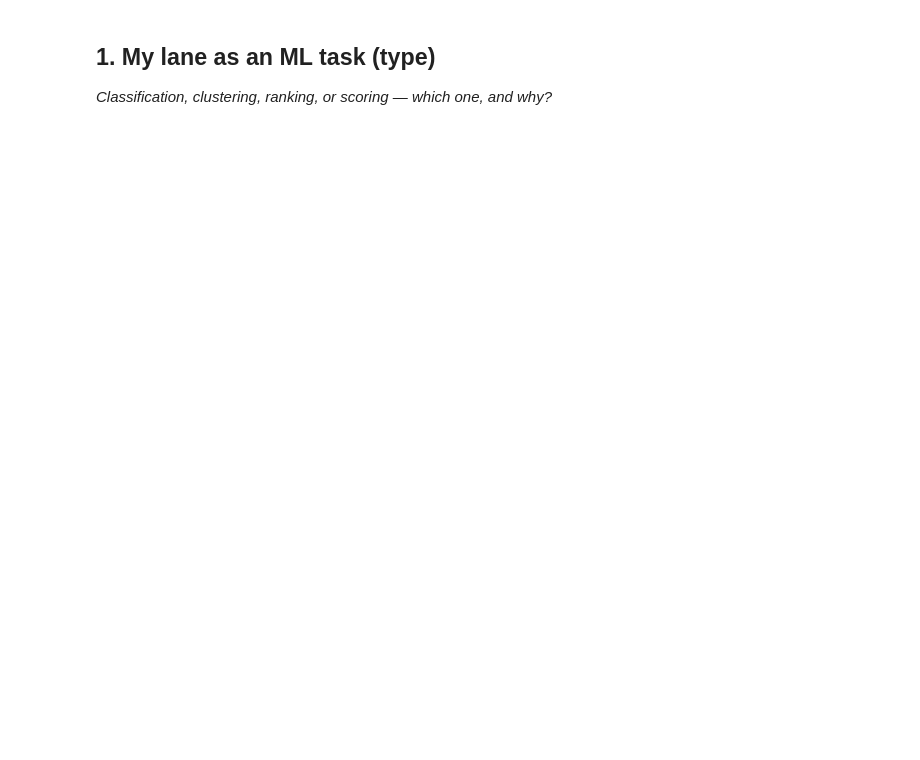
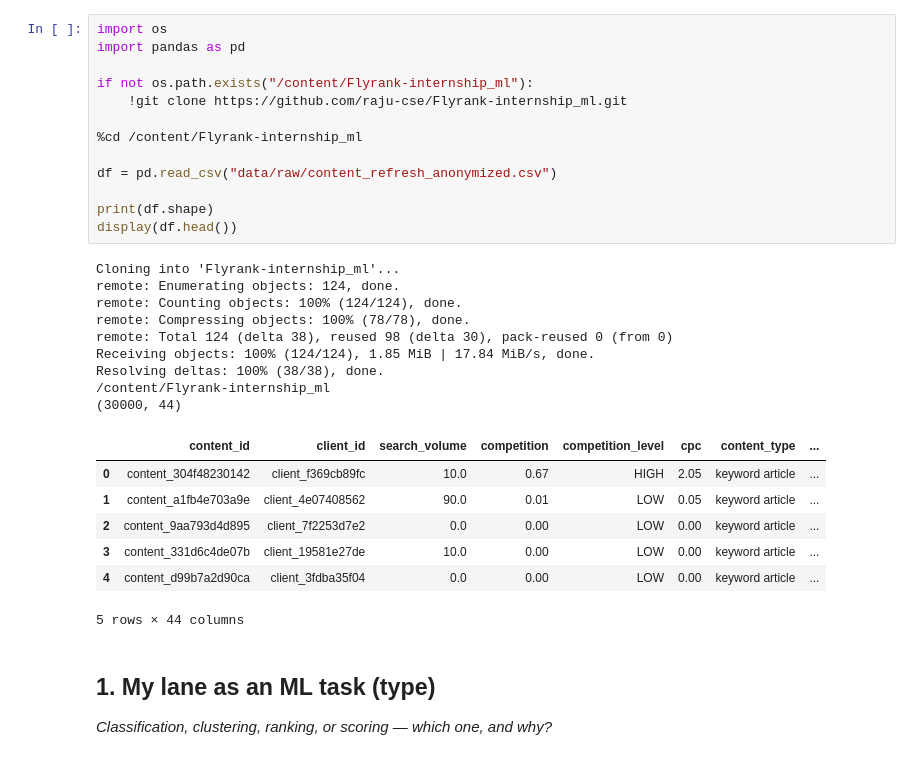
Before and after one commit to raju-cse/Flyrank-internship_ml, a Jupyter notebook: work/notebooks/w02_ml_task_framing.ipynb, the cells around one changed output. Saved outputs shown, nothing was run; the diff lists cells and outputs as text; blank space fills up the shorter version.

```diff
--- a/work/notebooks/w02_ml_task_framing.ipynb
+++ b/work/notebooks/w02_ml_task_framing.ipynb
@@ -6,6 +6,36 @@
 This skeleton is yours to fill. Work the sections **in order** — each one has a one-line hint. Simple words, honest numbers.
 
 > Working with an AI assistant? Tell it to read `skills/README.md` first and load the one skill this assignment names on its card.
+# %%
+import os
+import pandas as pd
+
+if not os.path.exists("/content/Flyrank-internship_ml"):
+    !git clone https://github.com/raju-cse/Flyrank-internship_ml.git
+
+%cd /content/Flyrank-internship_ml
+
+df = pd.read_csv("data/raw/content_refresh_anonymized.csv")
+
+print(df.shape)
+display(df.head())
+# %% [output]
+Cloning into 'Flyrank-internship_ml'...
+remote: Enumerating objects: 124, done.
+remote: Counting objects: 100% (124/124), done.
+remote: Compressing objects: 100% (78/78), done.
+remote: Total 124 (delta 38), reused 98 (delta 30), pack-reused 0 (from 0)
+Receiving objects: 100% (124/124), 1.85 MiB | 17.84 MiB/s, done.
+Resolving deltas: 100% (38/38), done.
+/content/Flyrank-internship_ml
+(30000, 44)
+|  | content_id | client_id | search_volume | competition | competition_level | cpc | content_type | ... |
+| 0 | content_304f48230142 | client_f369cb89fc | 10.0 | 0.67 | HIGH | 2.05 | keyword article | ... |
+| 1 | content_a1fb4e703a9e | client_4e07408562 | 90.0 | 0.01 | LOW | 0.05 | keyword article | ... |
+| 2 | content_9aa793d4d895 | client_7f2253d7e2 | 0.0 | 0.00 | LOW | 0.00 | keyword article | ... |
+| 3 | content_331d6c4de07b | client_19581e27de | 10.0 | 0.00 | LOW | 0.00 | keyword article | ... |
+| 4 | content_d99b7a2d90ca | client_3fdba35f04 | 0.0 | 0.00 | LOW | 0.00 | keyword article | ... |
+5 rows × 44 columns
 # %% [markdown]
 ## 1. My lane as an ML task (type)
 
```
Also changed, not shown: parts of 16 cells of this notebook.
